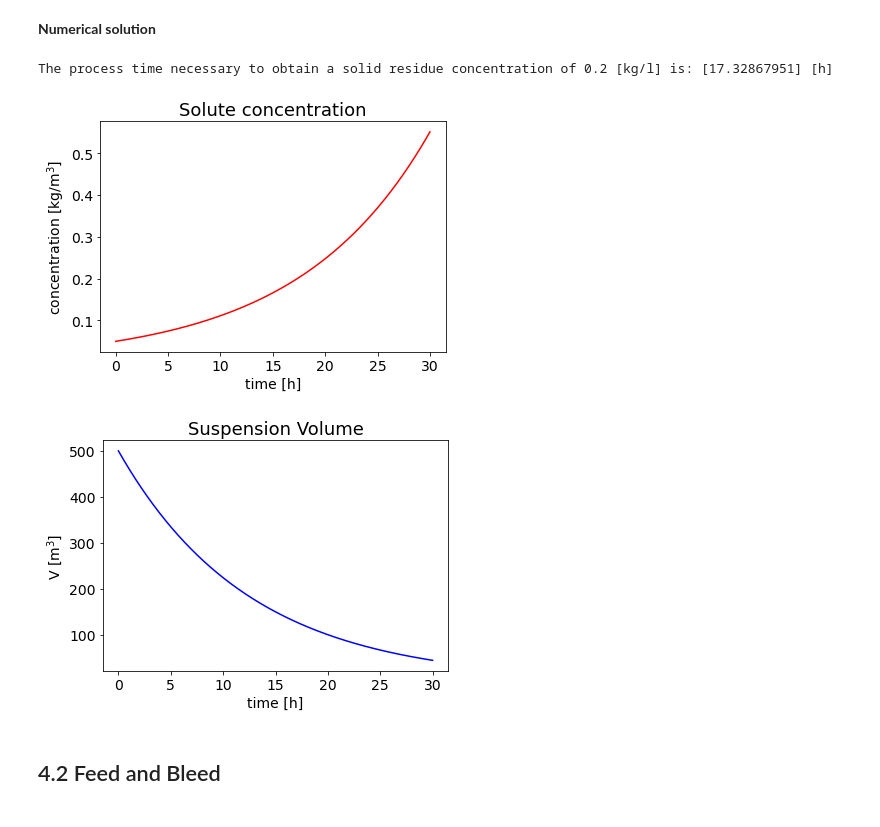
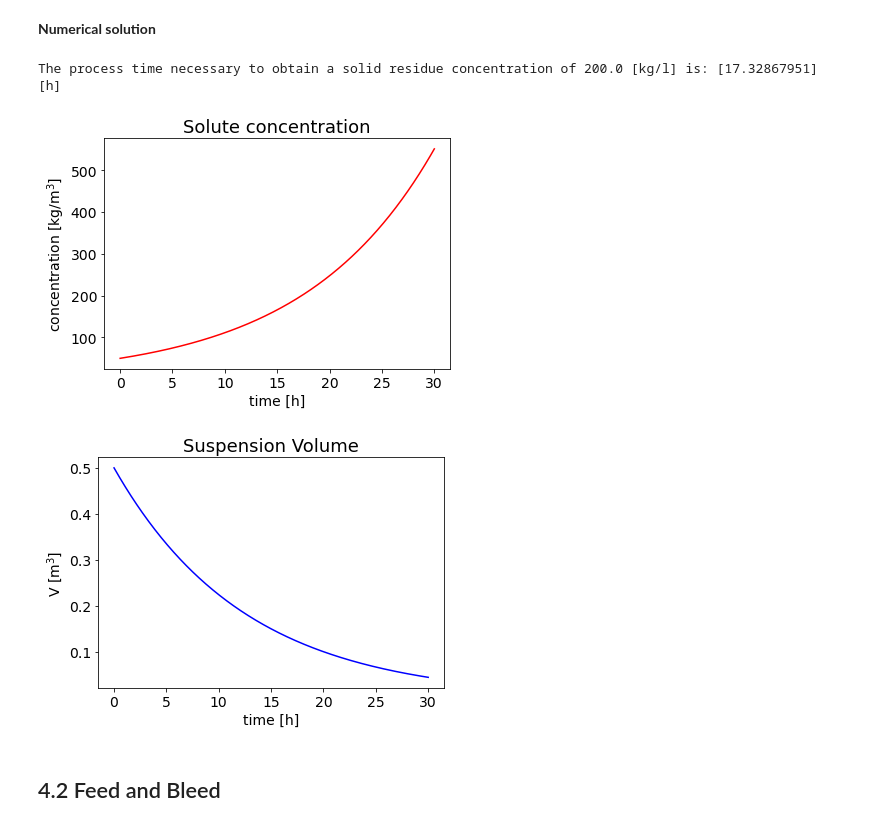
Before and after one commit to msalvalaglio/PSSP_notebook, a Jupyter notebook: _build/jupyter_execute/Process_layouts.ipynb, the cells around one changed output. Cells and saved outputs as stored; diff of their text form; code cells hidden in the pictures.

Commit message:
fixed units in batch example, process layouts

```diff
--- a/_build/jupyter_execute/Process_layouts.ipynb
+++ b/_build/jupyter_execute/Process_layouts.ipynb
@@ -86,12 +86,14 @@ from scipy.optimize import fsolve
 N = 500 #number of points
 time = np.linspace(0, 30, N)
 
+#Every length in m
+
 A=20;  #m^2
 B=0.1;
-C0=0.05;
-V0=500;
+C0=0.05*1E3; #kg /l * dm^3/m^3
+V0=500*1E-3; #l * m^3/dm^3
 
-C_specific = 0.2
+C_specific = 0.2*1E3
 
 #Operating Equation
 C = C0*np.exp(B*A/V0/C0*time)
@@ -100,36 +102,36 @@ V = V0*np.exp(-B*A/V0/C0*time)
 #Plotting
 figure=plt.figure()
 axes = figure.add_axes([0.1,0.1,0.8,0.8])
 plt.xticks(fontsize=14)
 plt.yticks(fontsize=14)
 axes.plot(time,C, marker=' ' , color='r')
 
 plt.title('Solute concentration', fontsize=18);
 axes.set_xlabel('time [h]', fontsize=14);
 axes.set_ylabel('concentration [kg/m$^3$]',fontsize=14);
 
 figure=plt.figure()
 axes = figure.add_axes([0.1,0.1,0.8,0.8])
 plt.xticks(fontsize=14)
 plt.yticks(fontsize=14)
 axes.plot(time,V, marker=' ' , color='b')
 
 plt.title('Suspension Volume', fontsize=18);
 axes.set_xlabel('time [h]', fontsize=14);
 axes.set_ylabel('V [m$^3$]',fontsize=14);
 
 
 def equation(proc_time):
     eq1 = C0*np.exp(B*A/V0/C0*proc_time) - C_specific
     return eq1
 
 process_time = fsolve(equation,[1])
 
 print("The process time necessary to obtain a solid residue concentration of", C_specific, "[kg/l] is:", process_time, "[h]")
 # %% [output]
-The process time necessary to obtain a solid residue concentration of 0.2 [kg/l] is: [17.32867951] [h]
+The process time necessary to obtain a solid residue concentration of 200.0 [kg/l] is: [17.32867951] [h]
-[figure, old version]
+[figure, new version]
-[figure, old version]
+[figure, new version]
 # %% [markdown]
 ## 4.2 Feed and Bleed
 # %% [markdown]
```
Also changed, not shown: parts of 4 cells of this notebook, 18 other files.
